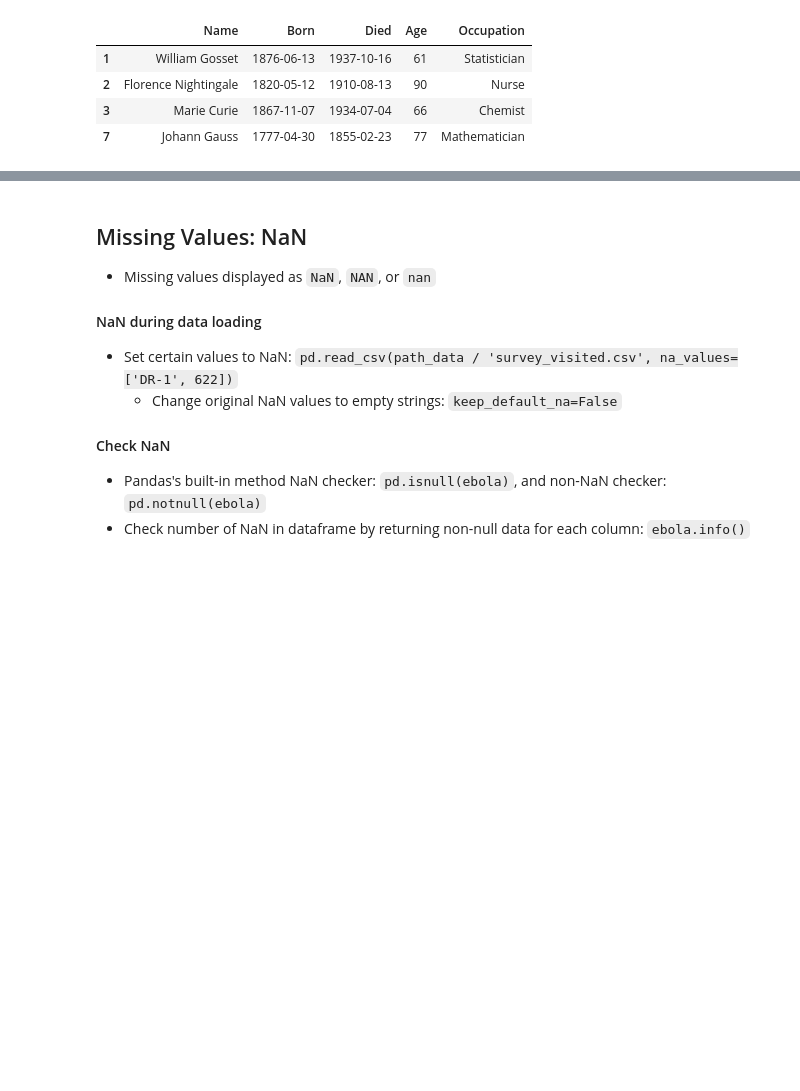
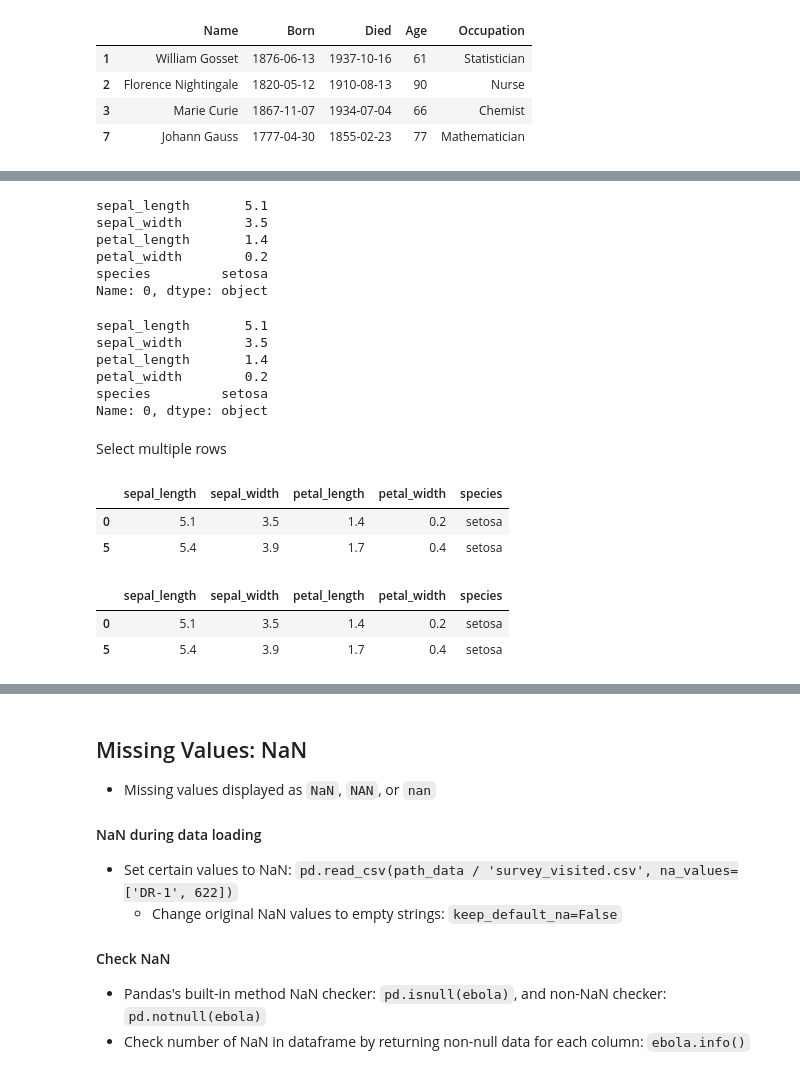
Before and after one commit to cjbayne/softdocs, a Jupyter notebook: docs/pandas.ipynb, the cells around one changed output, grey strips where cells are left out. Saved outputs shown, nothing was run; the diff lists cells and outputs as text; code cells hidden in the pictures; blank space fills up the shorter version.

```diff
--- a/docs/pandas.ipynb
+++ b/docs/pandas.ipynb
@@ -297,0 +361,36 @@ scientists.query('Age > Age.mean()')
+# %%
+# Select all values in given row by row name
+iris.loc[0]
+# %% [output]
+sepal_length       5.1
+sepal_width        3.5
+petal_length       1.4
+petal_width        0.2
+species         setosa
+Name: 0, dtype: object
+# %%
+# Select all values in given row by index number
+iris.iloc[0]
+# %% [output]
+sepal_length       5.1
+sepal_width        3.5
+petal_length       1.4
+petal_width        0.2
+species         setosa
+Name: 0, dtype: object
+# %% [markdown]
+Select multiple rows
+# %%
+# Select all values in given rows by row names
+iris.loc[[0, 5]]
+# %% [output]
+|  | sepal_length | sepal_width | petal_length | petal_width | species |
+| 0 | 5.1 | 3.5 | 1.4 | 0.2 | setosa |
+| 5 | 5.4 | 3.9 | 1.7 | 0.4 | setosa |
+# %%
+# Select all values in given rows by index numbers
+iris.iloc[[0, 5]]
+# %% [output]
+|  | sepal_length | sepal_width | petal_length | petal_width | species |
+| 0 | 5.1 | 3.5 | 1.4 | 0.2 | setosa |
+| 5 | 5.4 | 3.9 | 1.7 | 0.4 | setosa |
```
Also changed, not shown: parts of 38 cells of this notebook.
